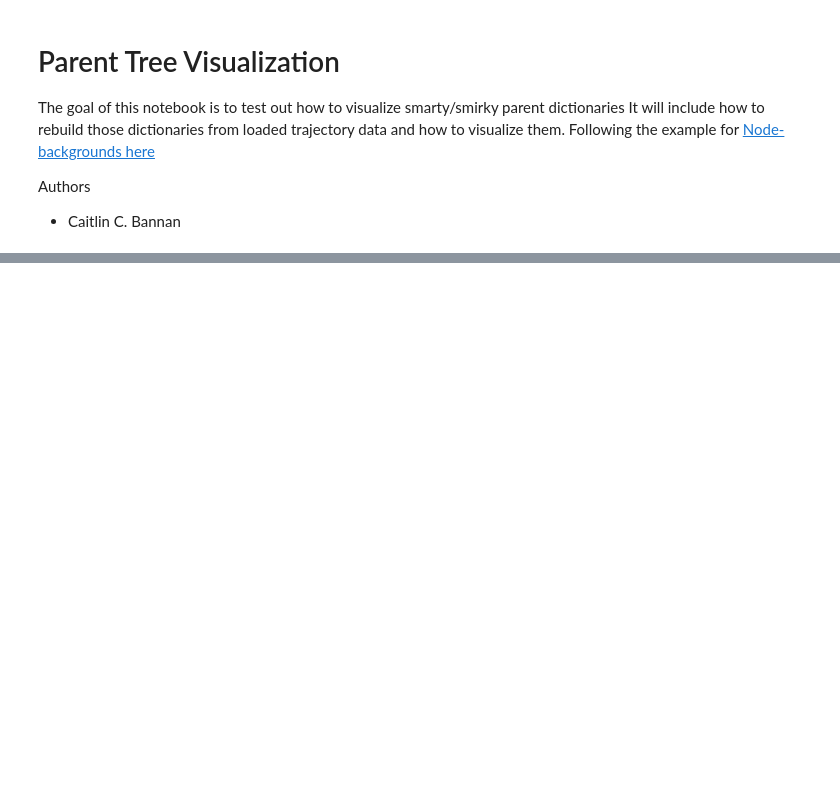
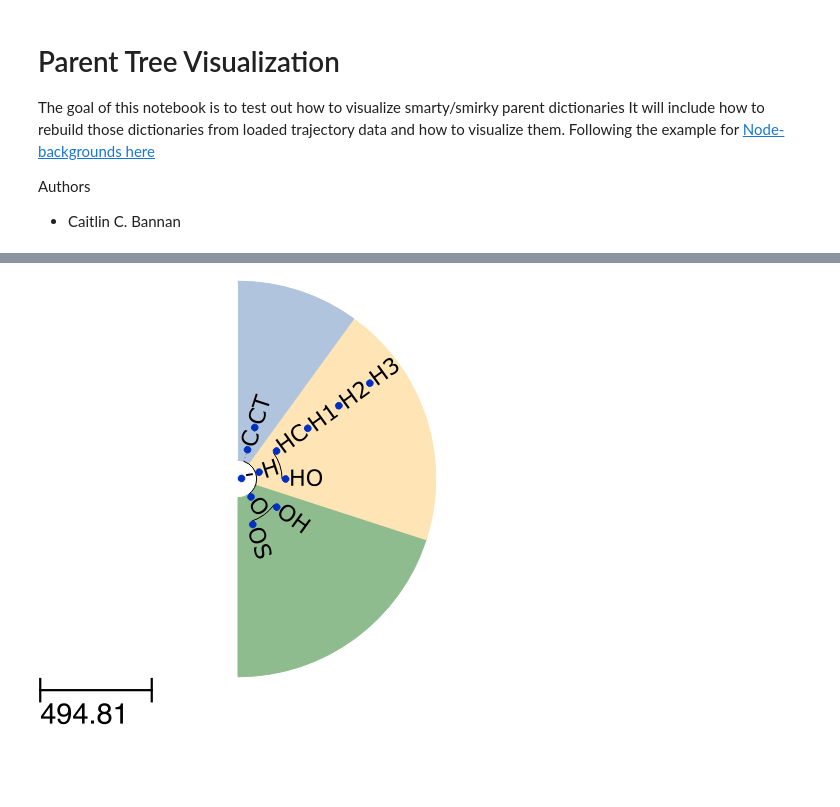
Before and after one commit to openforcefield/openff-toolkit, a Jupyter notebook: utilities/hierarchy_visualiztion/Visualizing_Parent_Hierarchy.ipynb, the cells around one changed output, grey strips where cells are left out. Saved outputs shown, nothing was run; the diff lists cells and outputs as text; code cells hidden in the pictures; blank space fills up the shorter version.

```diff
--- a/utilities/hierarchy_visualiztion/Visualizing_Parent_Hierarchy.ipynb
+++ b/utilities/hierarchy_visualiztion/Visualizing_Parent_Hierarchy.ipynb
@@ -86,0 +134,8 @@ ts.root_opening_factor = 1
+# %%
+ts.mode = "c"
+ts.rotation = 0
+ts.arc_start = 288 # 0 degrees = 3 o'clock
+ts.arc_span = 180
+root.render("%%inline", tree_style=ts, w=400)
+# %% [output]
+[figure, added]
```
Also changed, not shown: parts of 7 cells of this notebook.
